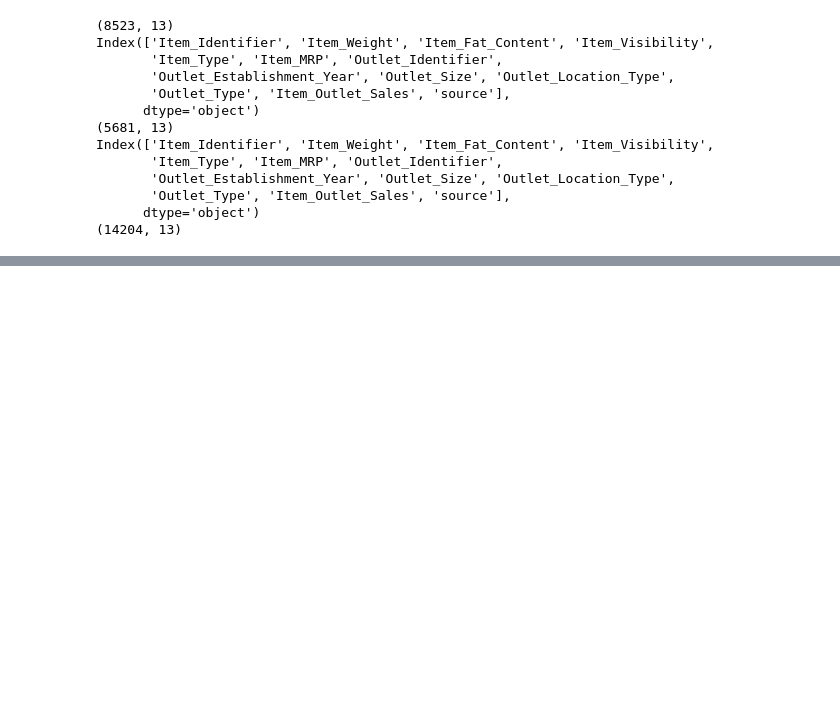
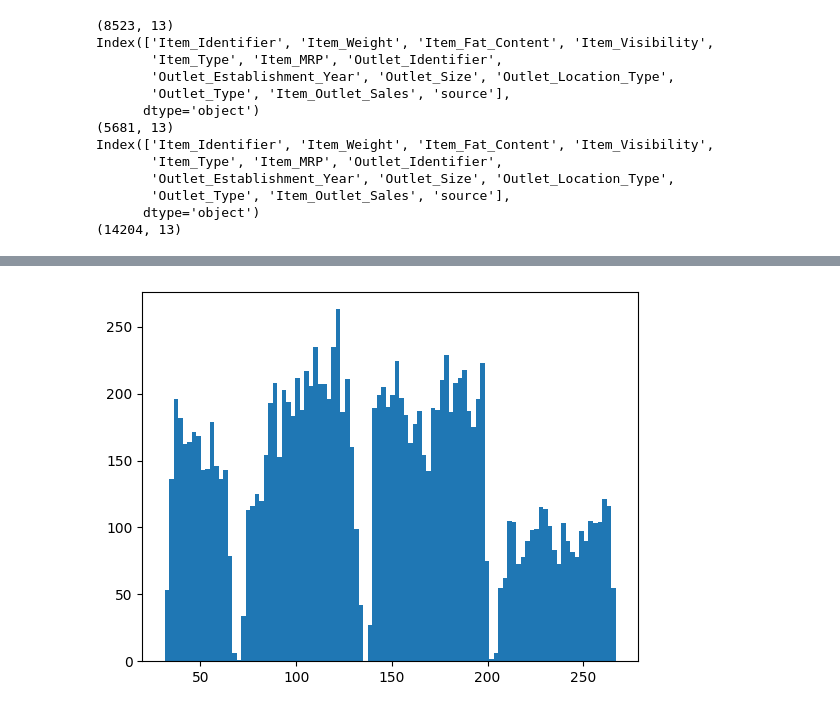
Before and after one commit to Technocolabs100/BigMart-Analysis-and-Prediction-on-Sales-Data, a Jupyter notebook: BigMartSalesPrediction.ipynb, the cells around one changed output, grey strips where cells are left out. Saved outputs shown, nothing was run; the diff lists cells and outputs as text; code cells hidden in the pictures; blank space fills up the shorter version.

```diff
--- a/BigMartSalesPrediction.ipynb
+++ b/BigMartSalesPrediction.ipynb
@@ -165,0 +194,7 @@ data['Outlet_Size'].fillna(data['Outlet_Size'].mode()[0], inplace=True)
+# %%
+# Item_MRP
+plt.hist(data['Item_MRP'],bins=100)
+plt.show()
+# it is normally distributed
+# %% [output]
+[figure, added]
```
Also changed, not shown: parts of 14 cells of this notebook.
